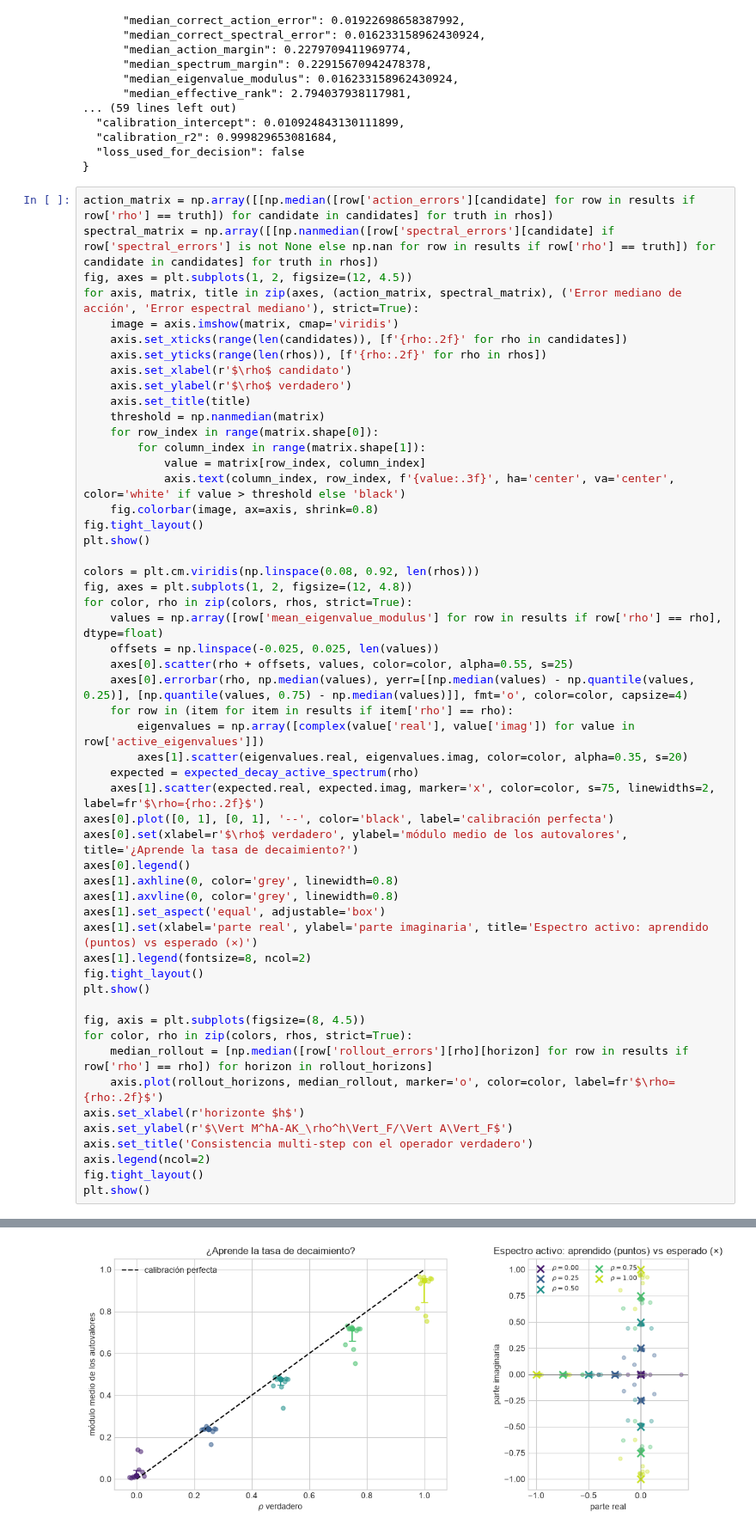
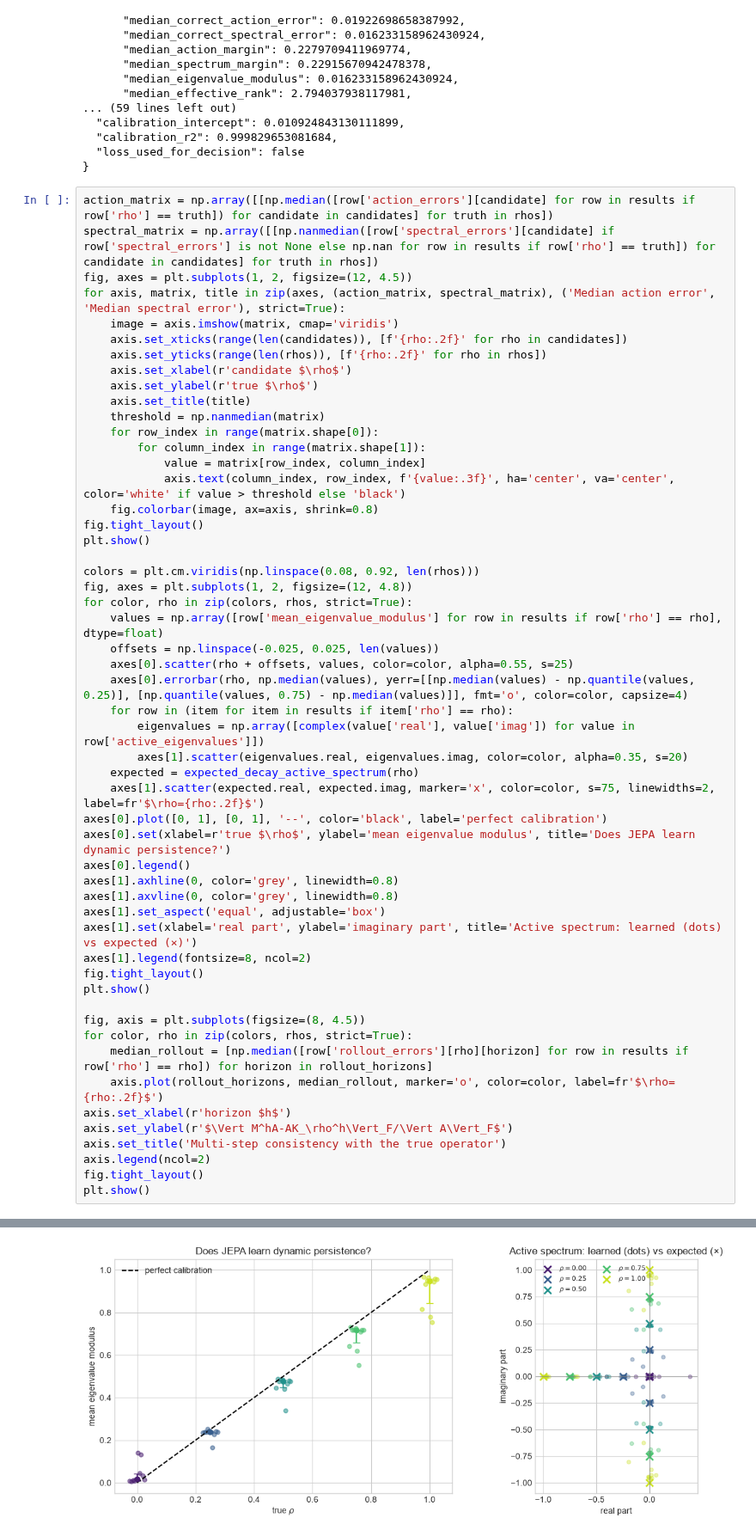
Before and after one commit to micmich05/koopman-jepa, a Jupyter notebook: notebooks/koopman_decay_generalization.ipynb, the cells around one changed output, grey strips where cells are left out. Shown at 86% size. Drawn from its saved outputs; the diff is of its cells as text.

Commit message:
docs: refocus study on JEPA behavior

```diff
--- a/notebooks/koopman_decay_generalization.ipynb
+++ b/notebooks/koopman_decay_generalization.ipynb
@@ -223,12 +223,12 @@ print(json.dumps({'conditions': summary, 'global_operator_result': global_operat
 action_matrix = np.array([[np.median([row['action_errors'][candidate] for row in results if row['rho'] == truth]) for candidate in candidates] for truth in rhos])
 spectral_matrix = np.array([[np.nanmedian([row['spectral_errors'][candidate] if row['spectral_errors'] is not None else np.nan for row in results if row['rho'] == truth]) for candidate in candidates] for truth in rhos])
 fig, axes = plt.subplots(1, 2, figsize=(12, 4.5))
-for axis, matrix, title in zip(axes, (action_matrix, spectral_matrix), ('Error mediano de acción', 'Error espectral mediano'), strict=True):
+for axis, matrix, title in zip(axes, (action_matrix, spectral_matrix), ('Median action error', 'Median spectral error'), strict=True):
     image = axis.imshow(matrix, cmap='viridis')
     axis.set_xticks(range(len(candidates)), [f'{rho:.2f}' for rho in candidates])
     axis.set_yticks(range(len(rhos)), [f'{rho:.2f}' for rho in rhos])
-    axis.set_xlabel(r'$\rho$ candidato')
-    axis.set_ylabel(r'$\rho$ verdadero')
+    axis.set_xlabel(r'candidate $\rho$')
+    axis.set_ylabel(r'true $\rho$')
     axis.set_title(title)
     threshold = np.nanmedian(matrix)
     for row_index in range(matrix.shape[0]):
@@ -251,13 +251,13 @@ for color, rho in zip(colors, rhos, strict=True):
         axes[1].scatter(eigenvalues.real, eigenvalues.imag, color=color, alpha=0.35, s=20)
     expected = expected_decay_active_spectrum(rho)
     axes[1].scatter(expected.real, expected.imag, marker='x', color=color, s=75, linewidths=2, label=fr'$\rho={rho:.2f}$')
-axes[0].plot([0, 1], [0, 1], '--', color='black', label='calibración perfecta')
-axes[0].set(xlabel=r'$\rho$ verdadero', ylabel='módulo medio de los autovalores', title='¿Aprende la tasa de decaimiento?')
+axes[0].plot([0, 1], [0, 1], '--', color='black', label='perfect calibration')
+axes[0].set(xlabel=r'true $\rho$', ylabel='mean eigenvalue modulus', title='Does JEPA learn dynamic persistence?')
 axes[0].legend()
 axes[1].axhline(0, color='grey', linewidth=0.8)
 axes[1].axvline(0, color='grey', linewidth=0.8)
 axes[1].set_aspect('equal', adjustable='box')
-axes[1].set(xlabel='parte real', ylabel='parte imaginaria', title='Espectro activo: aprendido (puntos) vs esperado (×)')
+axes[1].set(xlabel='real part', ylabel='imaginary part', title='Active spectrum: learned (dots) vs expected (×)')
 axes[1].legend(fontsize=8, ncol=2)
 fig.tight_layout()
 plt.show()
@@ -266,9 +266,9 @@ fig, axis = plt.subplots(figsize=(8, 4.5))
 for color, rho in zip(colors, rhos, strict=True):
     median_rollout = [np.median([row['rollout_errors'][rho][horizon] for row in results if row['rho'] == rho]) for horizon in rollout_horizons]
     axis.plot(rollout_horizons, median_rollout, marker='o', color=color, label=fr'$\rho={rho:.2f}$')
-axis.set_xlabel(r'horizonte $h$')
+axis.set_xlabel(r'horizon $h$')
 axis.set_ylabel(r'$\Vert M^hA-AK_\rho^h\Vert_F/\Vert A\Vert_F$')
-axis.set_title('Consistencia multi-step con el operador verdadero')
+axis.set_title('Multi-step consistency with the true operator')
 axis.legend(ncol=2)
 fig.tight_layout()
 plt.show()
@@ -277 +277 @@ plt.show()
-[figure, old version]
+[figure, new version]
```
Also changed, not shown: parts of 5 cells of this notebook, 30 other files.
